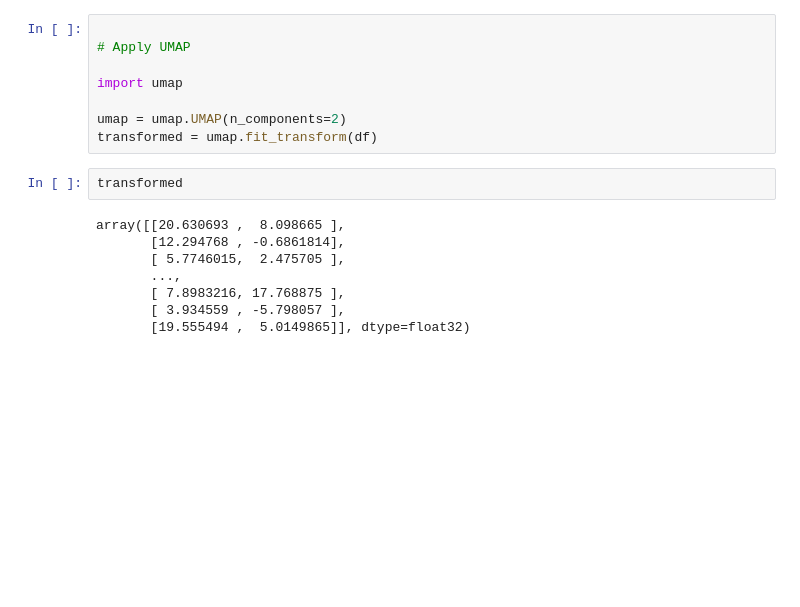
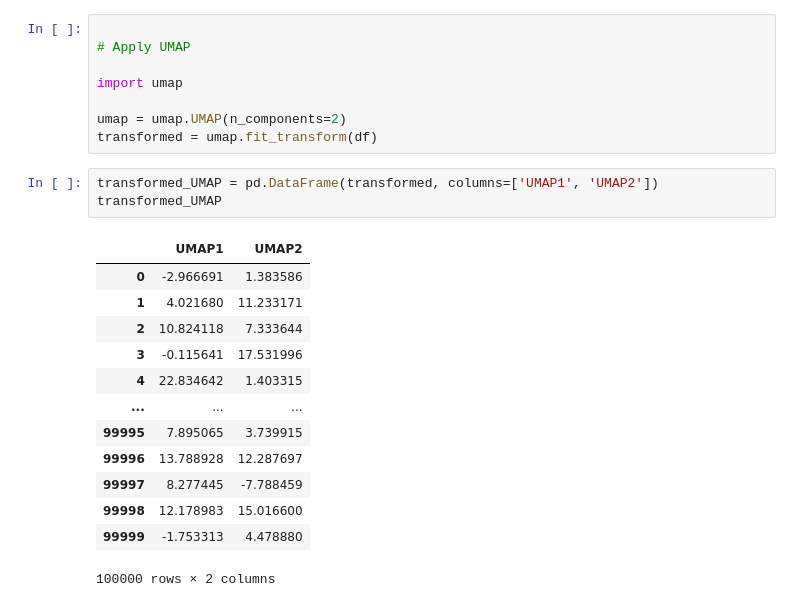
Before and after one commit to MaximosMp/IML_A2, a Jupyter notebook: IML_A2/dimensionality_reduction_a2.ipynb, the cells around one changed output. Saved outputs shown, nothing was run; the diff lists cells and outputs as text; blank space fills up the shorter version.

```diff
--- a/IML_A2/dimensionality_reduction_a2.ipynb
+++ b/IML_A2/dimensionality_reduction_a2.ipynb
@@ -80,16 +111,23 @@ import umap
 
 umap = umap.UMAP(n_components=2)
 transformed = umap.fit_transform(df)
-# %%
-transformed
-# %% [output]
-array([[20.630693 ,  8.098665 ],
-       [12.294768 , -0.6861814],
-       [ 5.7746015,  2.475705 ],
-       ...,
-       [ 7.8983216, 17.768875 ],
-       [ 3.934559 , -5.798057 ],
-       [19.555494 ,  5.0149865]], dtype=float32)
+# %%
+transformed_UMAP = pd.DataFrame(transformed, columns=['UMAP1', 'UMAP2'])
+transformed_UMAP
+# %% [output]
+|  | UMAP1 | UMAP2 |
+| 0 | -2.966691 | 1.383586 |
+| 1 | 4.021680 | 11.233171 |
+| 2 | 10.824118 | 7.333644 |
+| 3 | -0.115641 | 17.531996 |
+| 4 | 22.834642 | 1.403315 |
+| ... | ... | ... |
+| 99995 | 7.895065 | 3.739915 |
+| 99996 | 13.788928 | 12.287697 |
+| 99997 | 8.277445 | -7.788459 |
+| 99998 | 12.178983 | 15.016600 |
+| 99999 | -1.753313 | 4.478880 |
+100000 rows × 2 columns
 # %%
 # plot the data -- no classes yet
 
```
Also changed, not shown: parts of 7 cells of this notebook.
